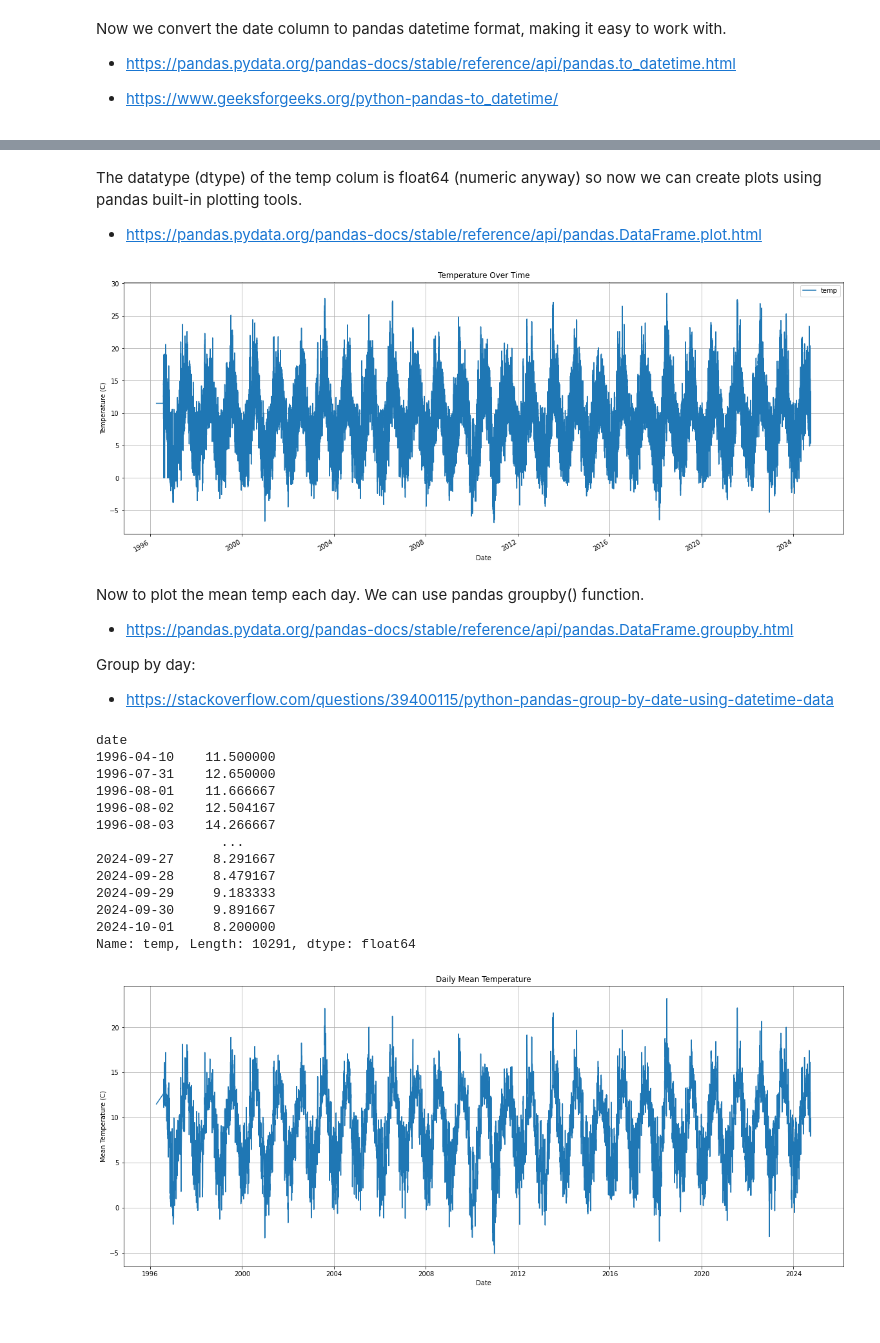
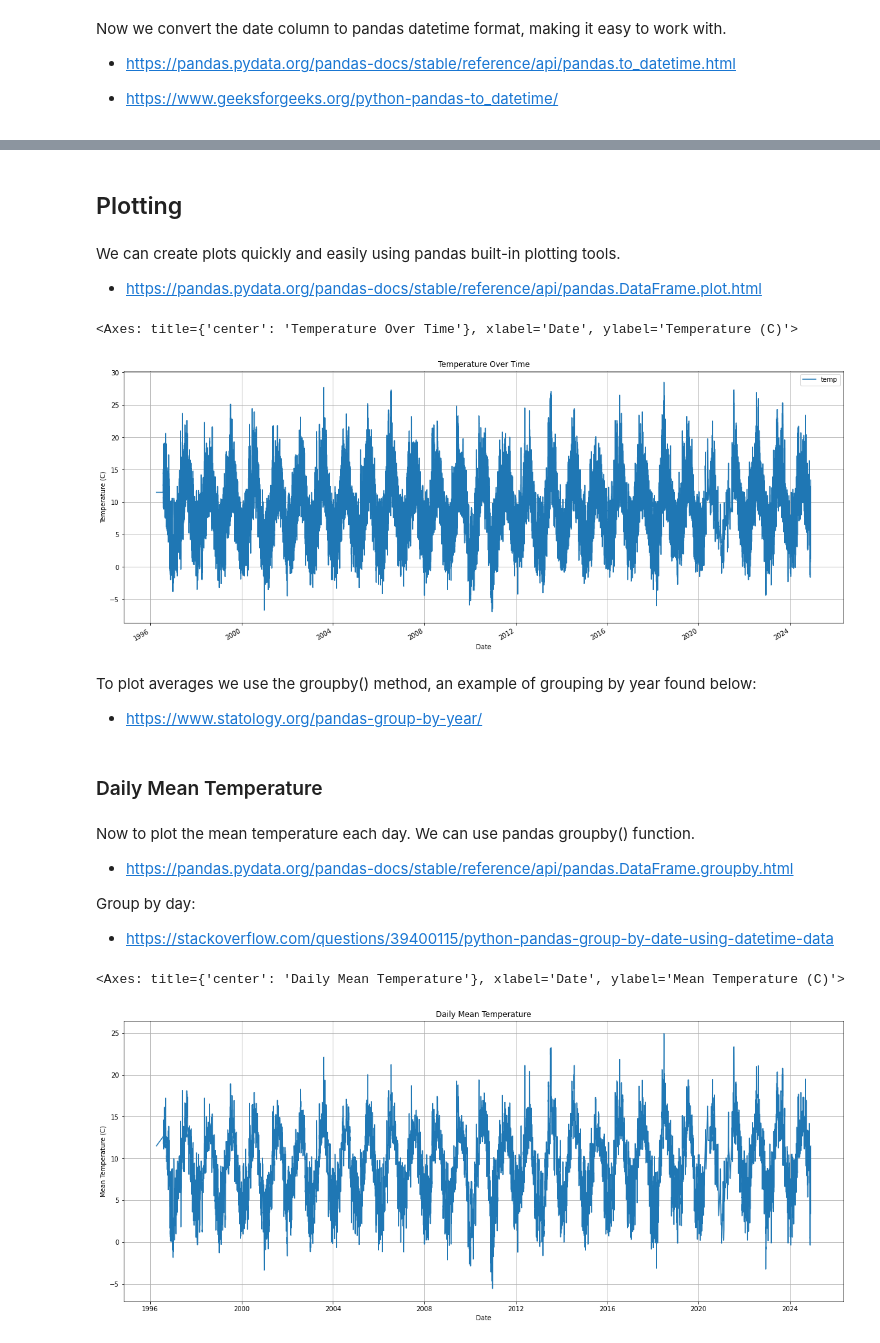
Before and after one commit to holmstead/PFDA, a Jupyter notebook: assignments/assignment_6_Weather.ipynb, the cells around one changed output, grey strips where cells are left out. Drawn from its saved outputs; the diff is of its cells as text; code cells hidden in the pictures.

```diff
--- a/assignments/assignment_6_Weather.ipynb
+++ b/assignments/assignment_6_Weather.ipynb
@@ -44,0 +91,3 @@ df
+# %%
+# Convert all columns to numeric, except the 'date' column
+df = df.apply(lambda x: pd.to_numeric(x, errors='coerce') if x.name != 'date' else x)
@@ -44,0 +136,3 @@ df
+# %%
+# Drop empties
+df.dropna(inplace=True)
@@ -65,6 +180,6 @@ Now we convert the date column to pandas datetime format, making it easy to work
 
 - https://www.geeksforgeeks.org/python-pandas-to_datetime/
 # %%
-# Convert the 'date' column to datetime format
-df['date'] = pd.to_datetime(df['date'], format='%d-%b-%Y')
+# Convert the 'date' column to datetime format, specifying the current format in the CSV
+df['date'] = pd.to_datetime(df['date'], format='%d-%b-%Y %H:%M')
 # %%
@@ -102,25 +201,32 @@ Name: temp, Length: 246930, dtype: float64
+# %% [markdown]
+## Plotting
 # %% [markdown]
-The datatype (dtype) of the temp colum is float64 (numeric anyway) so now we can create plots using pandas built-in plotting tools.
+We can create plots quickly and easily using pandas built-in plotting tools.
 
 - https://pandas.pydata.org/pandas-docs/stable/reference/api/pandas.DataFrame.plot.html
 # %%
-# plot temp vs time
+# Plot temp over time
 df.plot(
     x='date',
     y='temp',
     kind='line',
-    title="Temperature Over Time",
-    xlabel="Date",
-    ylabel="Temperature (C)",
+    title='Temperature Over Time',
+    xlabel='Date',
+    ylabel='Temperature (C)',
     figsize=(20, 8),
-    grid=True)
-
-# Show the plot
-plt.show()
+    grid=True
+    )
 # %% [output]
+<Axes: title={'center': 'Temperature Over Time'}, xlabel='Date', ylabel='Temperature (C)'>
-[figure, old version]
+[figure, new version]
+# %% [markdown]
+To plot averages we use the groupby() method, an example of grouping by year found below:
+
+- https://www.statology.org/pandas-group-by-year/
+# %% [markdown]
+### Daily Mean Temperature
 # %% [markdown]
-Now to plot the mean temp each day. We can use pandas groupby() function.
+Now to plot the mean temperature each day. We can use pandas groupby() function.
 
 - https://pandas.pydata.org/pandas-docs/stable/reference/api/pandas.DataFrame.groupby.html
 
@@ -130,33 +239,13 @@ Group by day:
 # %%
-# Group by 'date' and calculate the mean temperature for each day
-daily_mean_temp = df.groupby(df['date'].dt.date)['temp'].mean()
-
-#print(daily_mean_temp)
-
 # Plot the daily mean temperature
 daily_mean_temp.plot(
     kind='line',
-    title="Daily Mean Temperature",
-    xlabel="Date",
-    ylabel="Mean Temperature (C)",
+    title='Daily Mean Temperature',
+    xlabel='Date',
+    ylabel='Mean Temperature (C)',
     figsize=(20, 8),
-    grid=True
+    grid=True,
     )
-
-# Show the plot
-plt.show()
 # %% [output]
-date
-1996-04-10    11.500000
-1996-07-31    12.650000
-1996-08-01    11.666667
-1996-08-02    12.504167
-1996-08-03    14.266667
-                ...
-2024-09-27     8.291667
-2024-09-28     8.479167
-2024-09-29     9.183333
-2024-09-30     9.891667
-2024-10-01     8.200000
-Name: temp, Length: 10291, dtype: float64
+<Axes: title={'center': 'Daily Mean Temperature'}, xlabel='Date', ylabel='Mean Temperature (C)'>
-[figure, old version]
+[figure, new version]
```
Also changed, not shown: parts of 36 cells of this notebook.
